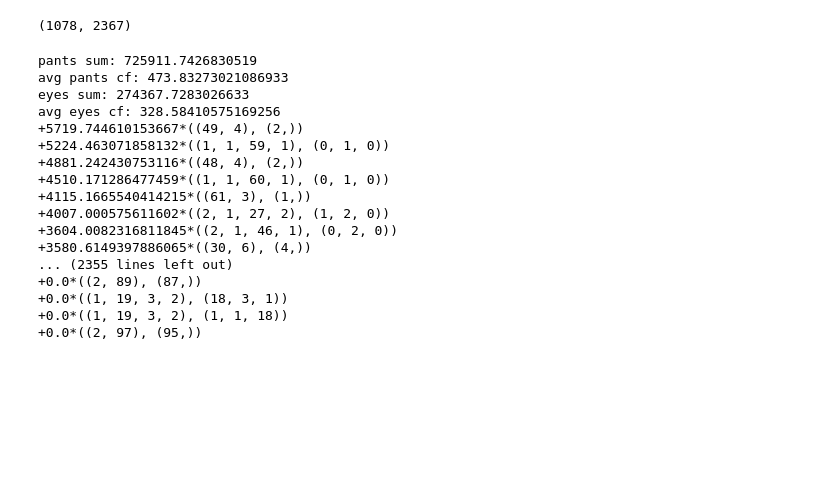
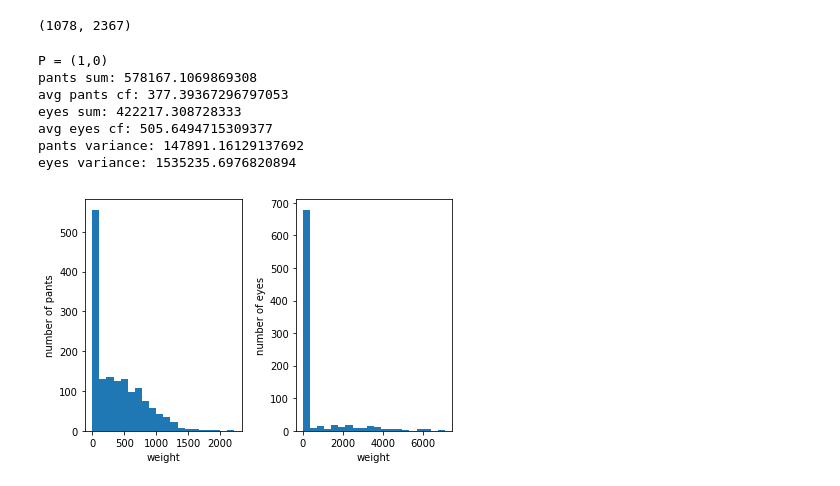
Before and after one commit to BrookeOgrodnik/REU, a Jupyter notebook: MergedDataAnalysis.ipynb, the cells around one changed output. Cells and saved outputs as stored; diff of their text form; code cells hidden in the pictures; blank space fills up the shorter version.

```diff
--- a/MergedDataAnalysis.ipynb
+++ b/MergedDataAnalysis.ipynb
@@ -317,46 +318,49 @@ A.shape
 # %%
 #cvxpy without integer constraints
 
 import cvxpy as cp
+weights  = (1,0)
 resultList = pantsList+eyeList
-P = np.diag([1]*len(pantsList) + [1]*len(eyeList))
+P = np.diag([weights[0]]*len(pantsList) + [weights[1]]*len(eyeList))
 # input
 A = pantsAndEyesToMatrix(pantsList,eyeList,posGeoList,posCuspList)
 b = np.zeros(A.shape[0])
 # Construct a CVXPY problem
 x = cp.Variable(A.shape[1],nonneg = True)
 objective = cp.Minimize(cp.quad_form(x,P))
 constraints = []
 constraints.append(A@x==b)
 constraints.append(cp.sum(x) == 10**6) #scaled solutions
 
 prob = cp.Problem(objective,constraints)
 prob.solve()
 resultStr = ""
+print(f"P = ({weights[0]},{weights[1]})")
 print("pants sum: " + str(sum(x.value[:len(pantsList)])))
 print("avg pants cf: " + str(sum(x.value[:len(pantsList)])/len(pantsList)))
 print("eyes sum: " + str(sum(x.value[len(pantsList):])))
 print("avg eyes cf: " + str(sum(x.value[len(pantsList):])/len(eyeList)))
+print("pants variance: " + str(np.var(x.value[:len(pantsList)])))
+print("eyes variance: " + str(np.var(x.value[len(pantsList):])))
+n_bins = 20
+fig, axs = plt.subplots(1, 2, tight_layout=True)
+axs[0].hist(x.value[:len(pantsList)], bins=n_bins)
+axs[1].hist(x.value[len(pantsList):], bins=n_bins)
+axs[0].set_ylabel('number of pants')
+axs[1].set_ylabel('number of eyes')
+axs[0].set_xlabel('weight')
+axs[1].set_xlabel('weight')
 solList = list(zip(resultList,x.value))
 solList.sort(key=lambda x:x[1], reverse=True)
-for x in solList:
-    resultStr += "+" + str(x[1]) + "*" + str(x[0]) + "\n"
-print(resultStr)
+#for x in solList:
+#    resultStr += "+" + str(x[1]) + "*" + str(x[0]) + "\n"
+#print(resultStr)
 # %% [output]
-pants sum: 725911.7426830519
-avg pants cf: 473.83273021086933
-eyes sum: 274367.7283026633
-avg eyes cf: 328.58410575169256
-+5719.744610153667*((49, 4), (2,))
-+5224.463071858132*((1, 1, 59, 1), (0, 1, 0))
-+4881.242430753116*((48, 4), (2,))
-+4510.171286477459*((1, 1, 60, 1), (0, 1, 0))
-+4115.1665540414215*((61, 3), (1,))
-+4007.000575611602*((2, 1, 27, 2), (1, 2, 0))
-+3604.0082316811845*((2, 1, 46, 1), (0, 2, 0))
-+3580.6149397886065*((30, 6), (4,))
-... (2355 lines left out)
-+0.0*((2, 89), (87,))
-+0.0*((1, 19, 3, 2), (18, 3, 1))
-+0.0*((1, 19, 3, 2), (1, 1, 18))
-+0.0*((2, 97), (95,))
+P = (1,0)
+pants sum: 578167.1069869308
+avg pants cf: 377.39367296797053
+eyes sum: 422217.308728333
+avg eyes cf: 505.6494715309377
+pants variance: 147891.16129137692
+eyes variance: 1535235.6976820894
+[figure, added]
```
Also changed, not shown: parts of 7 cells of this notebook.
